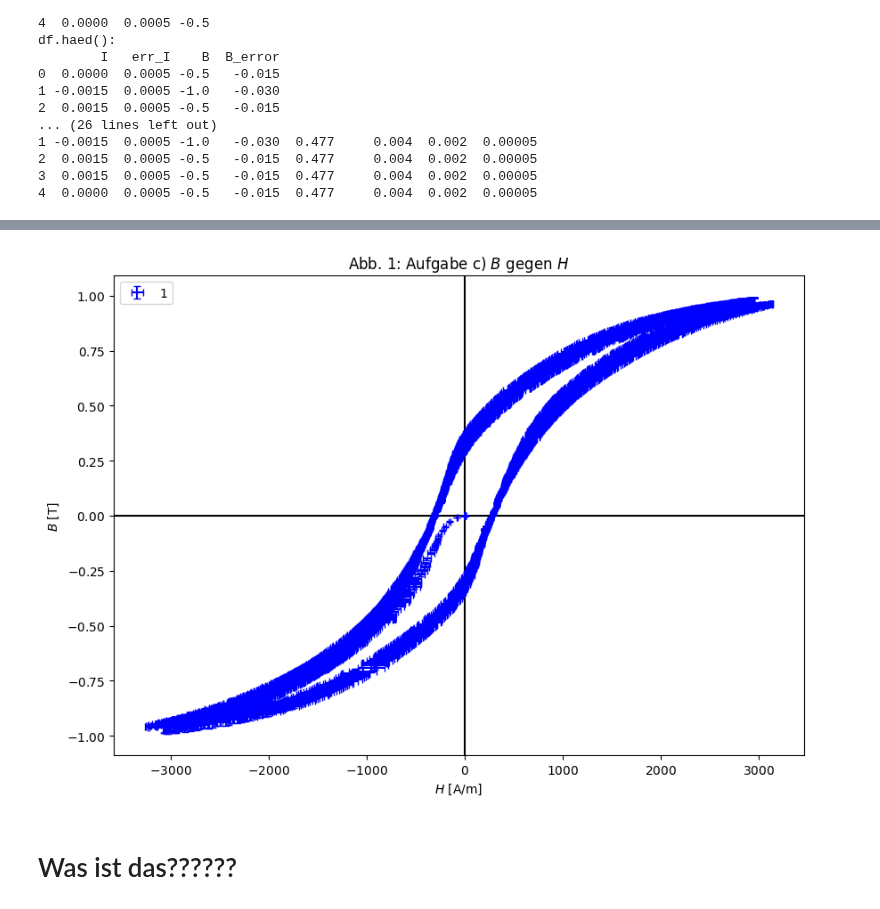
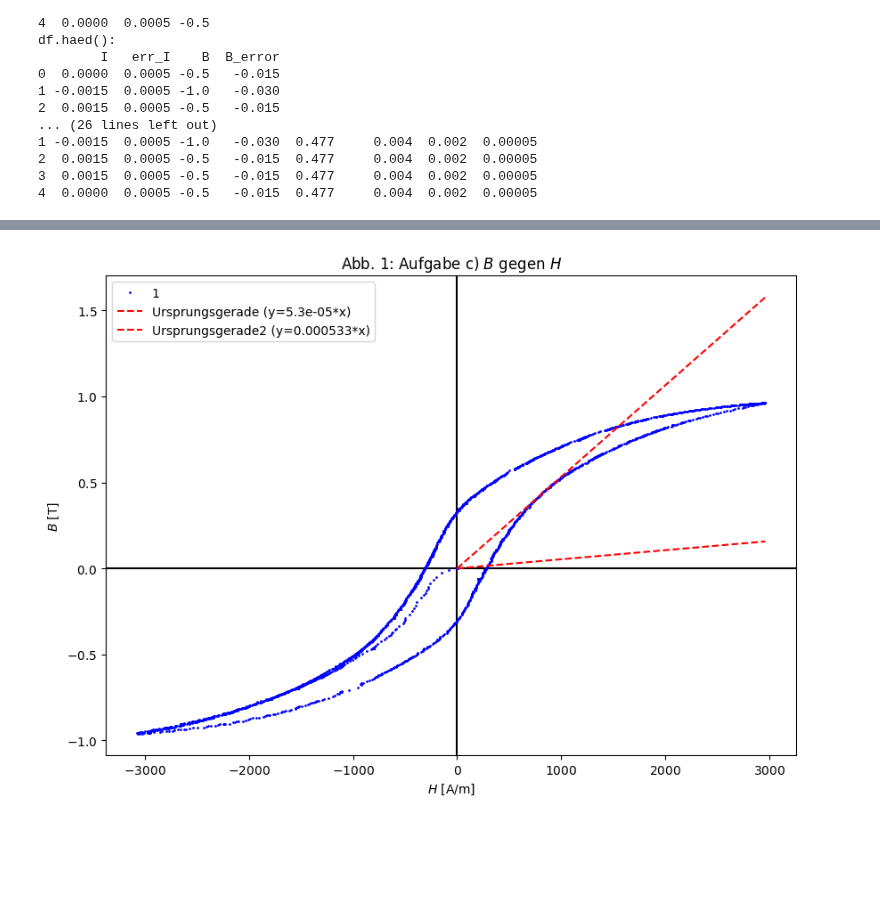
Before and after one commit to Patrixon0/data-analysis-plotting-tool, a Jupyter notebook: P2/Theo_Patrick/240/240_main.ipynb, the cells around one changed output, grey strips where cells are left out. Drawn from its saved outputs; the diff is of its cells as text; code cells hidden in the pictures; blank space fills up the shorter version.

```diff
--- a/P2/Theo_Patrick/240/240_main.ipynb
+++ b/P2/Theo_Patrick/240/240_main.ipynb
@@ -108,29 +416,29 @@ Auswertung abgeschlossen. Ergebnisse wurden in 'a_for_process_plot.txt' gespeich
 # %%
 geraden_fit(
     exp_nr='',
     file_n='a_for_process_plot.txt',
     title=r'Abb. 1: Aufgabe c) $B$ gegen $H$',
     y_label=r'$B$ [T]',
     x_label=r'$H$ [A/m]',
     save=True,
     length=10,
     height=7,
     x_axis=0,
     y_axis=0,
     #x_major_ticks=0.001,   # Hauptticks alle 10 Einheiten
     #x_minor_ticks=0.0002,    # Nebenticks alle 1 Einheit
     #y_major_ticks=1000000,
     #y_minor_ticks=200000,
     legendlocation='best',
     # y_labels=['$R$'],  # Provide labels for each dataset
     # y_markers=['o'],       # Optional: specify markers
     y_colors=['blue'], # Optional: specify colors
     x_decimal_places=0,
     y_decimal_places=1,
-    plot_errors = True,
-    size = 1
+    plot_errors =  False,
+    size = 1,
+    Ursprungsgerade= np.round(9/168890,6),
+    Ursprungsgerade2= np.round(9/16889,6)
 )
 # %% [output]
-[figure, old version]
+[figure, new version]
-# %% [markdown]
-# Was ist das??????
```
Also changed, not shown: parts of 3 cells of this notebook, 2 other files.
